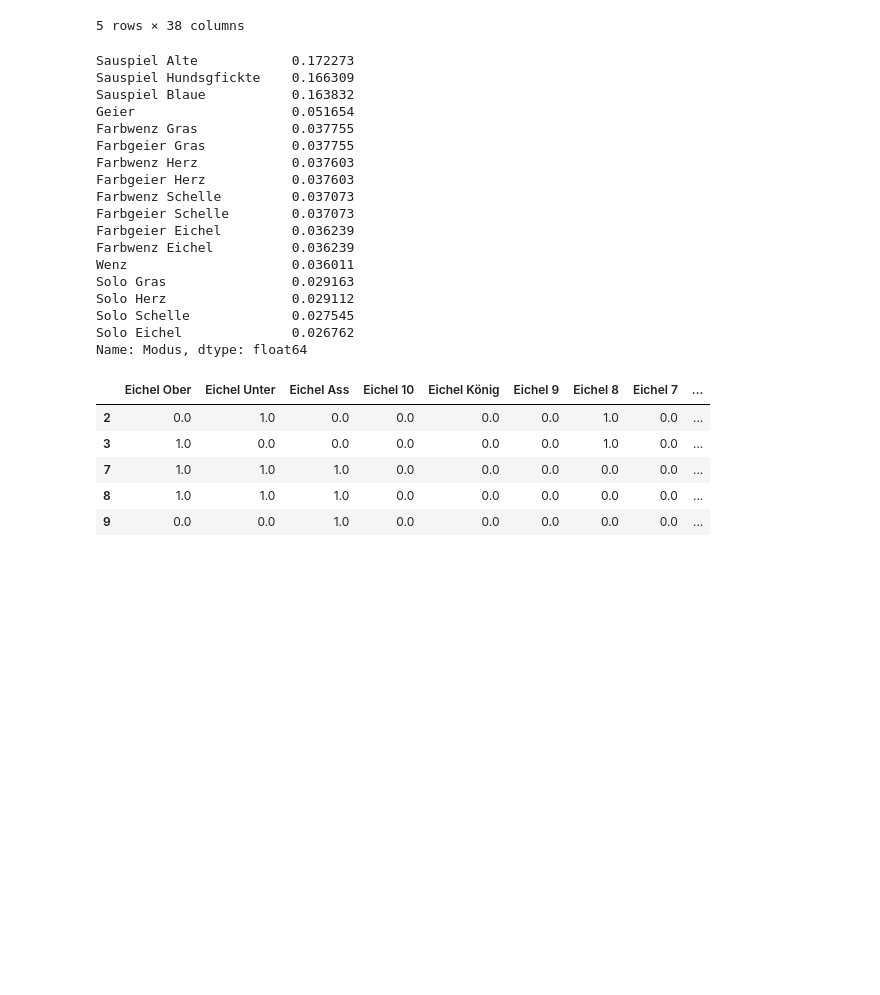
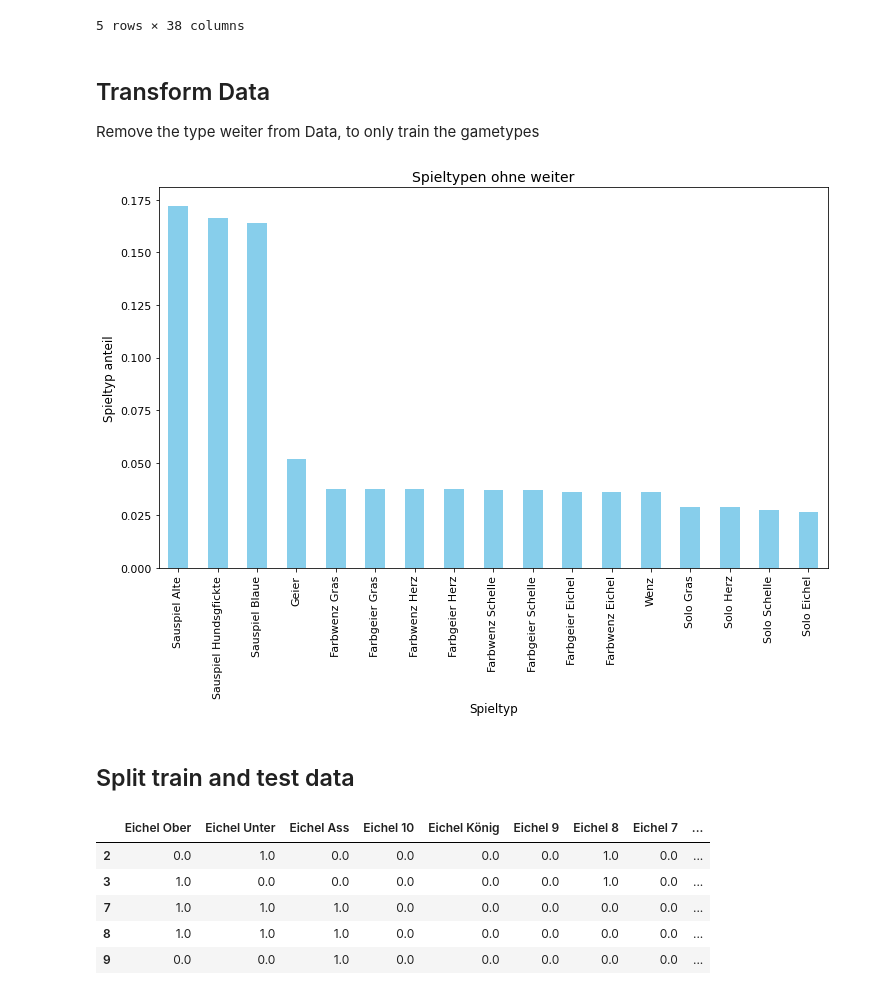
Before and after one commit to AllCatchingEye/GamesEngineering-Server, a Jupyter notebook: src/ai/select_game_type/training/train_game_classifier.ipynb, the cells around one changed output. Drawn from its saved outputs; the diff is of its cells as text; code cells hidden in the pictures; blank space fills up the shorter version.

```diff
--- a/src/ai/select_game_type/training/train_game_classifier.ipynb
+++ b/src/ai/select_game_type/training/train_game_classifier.ipynb
@@ -9,7 +16,7 @@ from sklearn.utils import shuffle
 # %%
 device = "cpu"
 # %%
-df = pd.read_csv('data.csv', sep=";")
+df = pd.read_csv('/data/data.csv', sep=";")
 df.head()
 # %% [output]
 |  | Player1 | Player2 | Player3 | Player4 | Eichel Ober | Eichel Unter | Eichel Ass | Eichel 10 | Eichel König | ... |
@@ -19,29 +26,32 @@ df.head()
 | 3 | 0 | 0 | 0 | 1 | 1 | 0 | 0 | 0 | 0 | ... |
 | 4 | 1 | 0 | 0 | 0 | 0 | 0 | 0 | 0 | 1 | ... |
 5 rows × 38 columns
+# %% [markdown]
+## Transform Data
+Remove the type weiter from Data, to only train the gametypes
 # %%
 df_filtered = df[df['Modus'] != 'weiter']
 game_modes = df_filtered['Modus'].unique()
-df_filtered['Modus'].value_counts(normalize=True)
+modus_counts_normalized = df_filtered['Modus'].value_counts(normalize=True)
-# %% [output]
-Sauspiel Alte            0.172273
-Sauspiel Hundsgfickte    0.166309
-Sauspiel Blaue           0.163832
-Geier                    0.051654
-Farbwenz Gras            0.037755
-Farbgeier Gras           0.037755
-Farbwenz Herz            0.037603
-Farbgeier Herz           0.037603
-Farbwenz Schelle         0.037073
-Farbgeier Schelle        0.037073
-Farbgeier Eichel         0.036239
-Farbwenz Eichel          0.036239
-Wenz                     0.036011
-Solo Gras                0.029163
-Solo Herz                0.029112
-Solo Schelle             0.027545
-Solo Eichel              0.026762
-Name: Modus, dtype: float64
+# %%
+# Set the size of the figure
+plt.figure(figsize=(12, 7))  # Width: 10 inches, Height: 6 inches
+
+# Plotting the bar chart with a defined figure size
+modus_counts_normalized.plot(kind='bar', color='skyblue')
+
+# Adding title and labels
+plt.title('Spieltypen ohne weiter', fontsize=14)
+plt.xlabel('Spieltyp', fontsize=12)
+plt.ylabel('Spieltyp anteil', fontsize=12)
+plt.xticks(fontsize=11)
+plt.yticks(fontsize=11)
+# Display the plot
+plt.show()
+# %% [output]
+[figure, added]
+# %% [markdown]
+## Split train and test data
 # %%
 train_data = df_filtered.drop(['Player1','Player2','Player3','Player4','Win','Modus'], axis=1).astype("float32")
 train_data.head()
```
Also changed, not shown: parts of 13 cells of this notebook, 4 other files.
